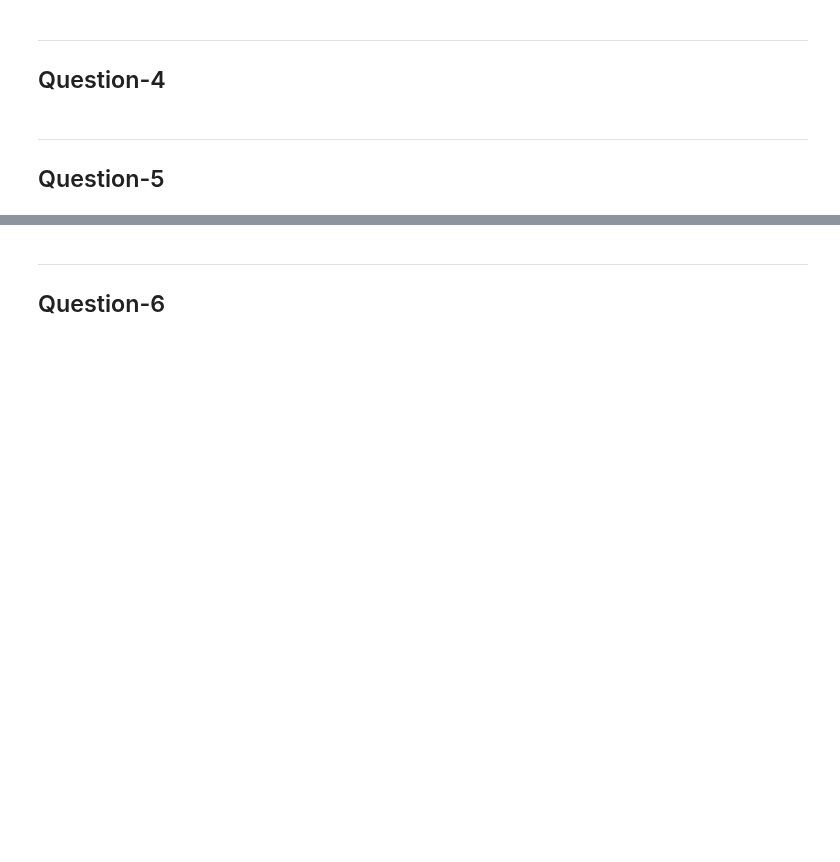
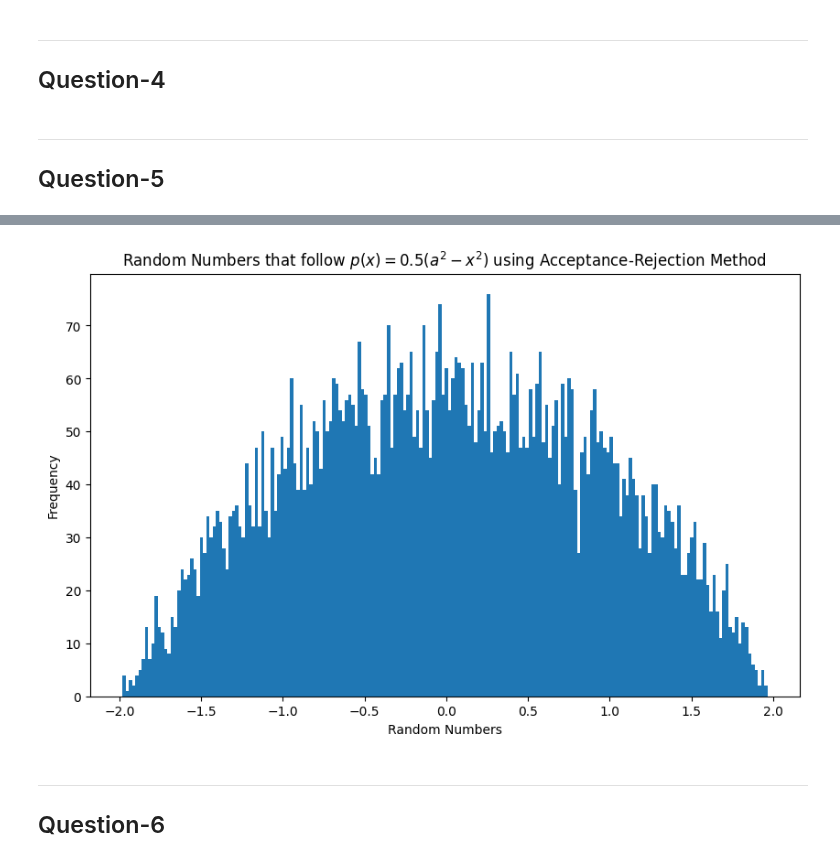
Before and after one commit to ananthapadmanabhan18/P452_Computational_Physics, a Jupyter notebook: Endsem/Endsem_Answers.ipynb, the cells around one changed output, grey strips where cells are left out. Saved outputs shown, nothing was run; the diff lists cells and outputs as text; code cells hidden in the pictures; blank space fills up the shorter version.

```diff
--- a/Endsem/Endsem_Answers.ipynb
+++ b/Endsem/Endsem_Answers.ipynb
@@ -37,3 +89,40 @@ import prettytable as pt
+# %%
+a = 2
+
+def f(x):
+    return 0.5*(a**2 - x**2)
+
+def g(x):
+    return (1/np.sqrt(2*np.pi))*np.exp(-0.5*(x**2))
+
+
+c  = 6.814 # c is the minimum value of f(x)/g(x) in the interval [-a,a]
+
+
+
+mu = 0
+sigma = 1
+
+rn_list = []
+
+for i in range(10000):
+    rn_x = random.gauss(mu,sigma)
+    rn_u = random.uniform(0,1)
+    if rn_u < f(rn_x)/(c*g(rn_x)):
+        rn_list.append(rn_x)
+    else:
+        continue
+
+
+import matplotlib.pyplot as plt
+plt.figure(figsize=(10,6))
+plt.hist(rn_list,bins = 200)
+plt.title(r"Random Numbers that follow $p(x) = 0.5(a^2 - x^2)$ using Acceptance-Rejection Method")
+plt.xlabel("Random Numbers")
+plt.ylabel("Frequency")
+plt.show()
+# %% [output]
+[figure, added]
 # %% [markdown]
 <hr>
 
```
Also changed, not shown: parts of 5 cells of this notebook, 1 other file.
